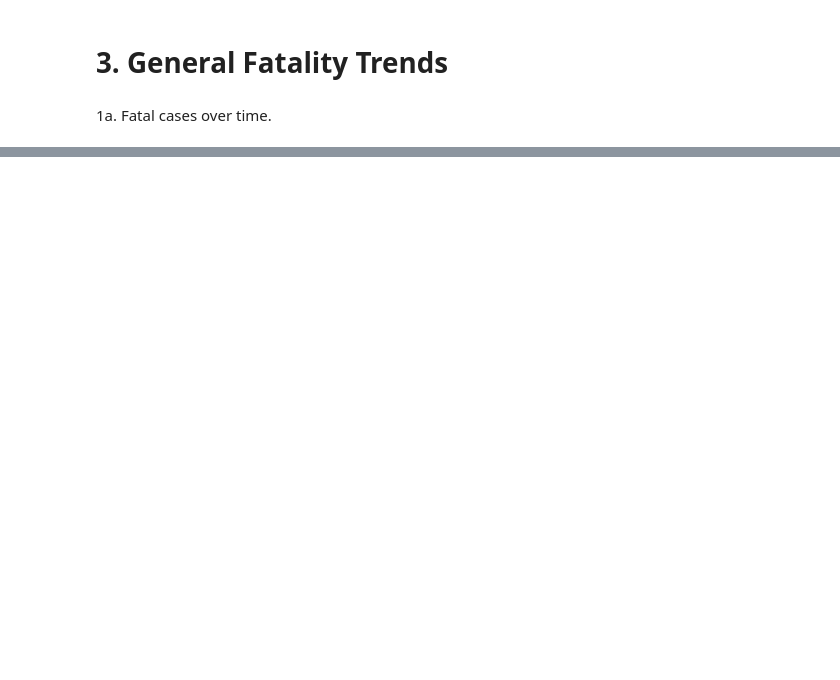
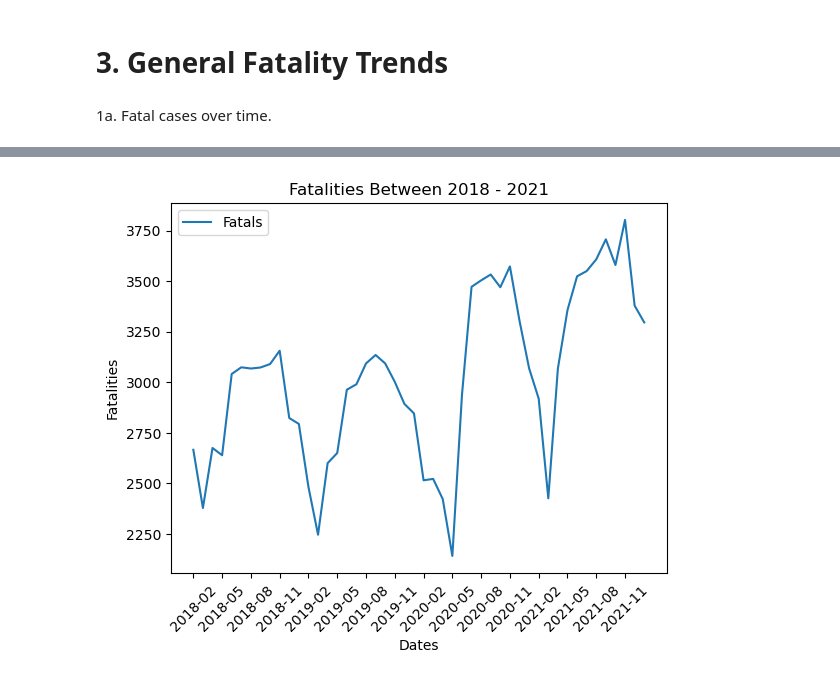
Before and after one commit to dcheung0720/Data-Wizards-1, a Jupyter notebook: Analysis/CrashAnalysis.ipynb, the cells around one changed output, grey strips where cells are left out. Drawn from its saved outputs; the diff is of its cells as text; code cells hidden in the pictures; blank space fills up the shorter version.

```diff
--- a/Analysis/CrashAnalysis.ipynb
+++ b/Analysis/CrashAnalysis.ipynb
@@ -226,3 +306,10 @@ plt.show()
 <h1>3. General Fatality Trends</h1>
 # %% [markdown]
 1a. Fatal cases over time.
+# %%
+# Displaying some Crash List Data
+df_crash_list = pd.read_csv("../Resources/CrashList.csv",index_col=0)
+
+# some data are from 2017, so we need to remove it
+df_crash_list = df_crash_list[df_crash_list["CrashDate"].apply(lambda x : datetime.strptime(x, "%Y-%m-%d %H:%M:%S").strftime("%Y")) != "2017"]
+df_crash_list.head()
@@ -228,0 +323,9 @@ plt.show()
+# %%
+#dates and fatals
+dates_fatals = df_crash_list[["CrashDate", "Fatals"]].copy()
+dates_fatals["CrashDate"] = dates_fatals["CrashDate"].apply(lambda x : datetime.strptime(x, '%Y-%m-%d %H:%M:%S').strftime("%Y-%m"))
+
+#group by dates and sum fatalities
+grouped_date_fatals = dates_fatals.groupby("CrashDate").sum()
+
+grouped_date_fatals.head()
@@ -228,0 +340,13 @@ plt.show()
+# %%
+dates = grouped_date_fatals.index
+fatalities = grouped_date_fatals["Fatals"]
+
+# plot fatal cases over time
+grouped_date_fatals.plot()
+plt.title("Fatalities Between 2018 - 2021")
+plt.ylabel("Fatalities")
+plt.xlabel("Dates")
+plt.xticks([i * 3 for i in range(len(dates)//3)], dates[1::3], rotation = 45)
+plt.show()
+# %% [output]
+[figure, added]
```
Also changed, not shown: parts of 16 cells of this notebook.
